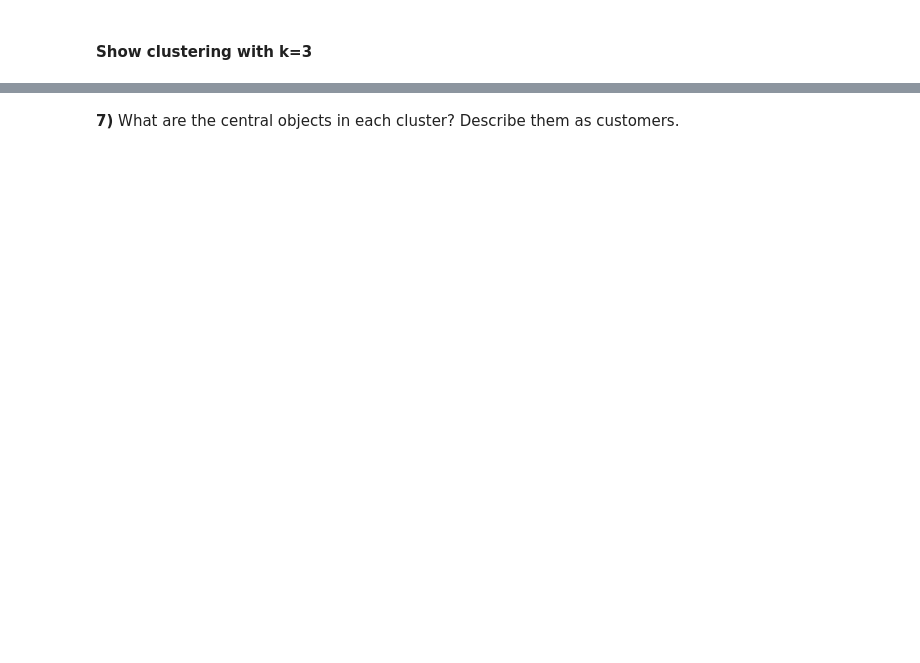
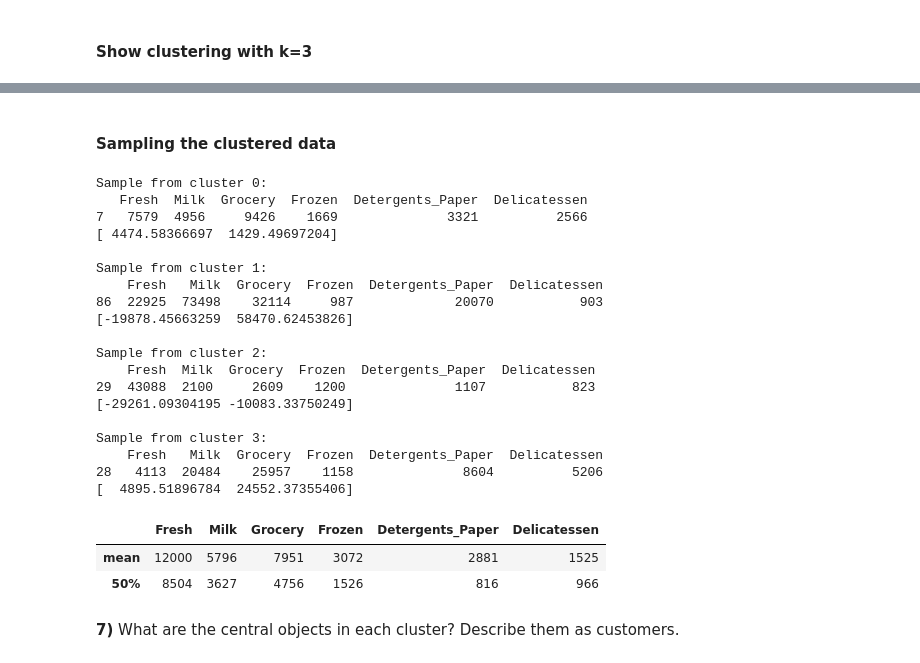
Before and after one commit to kcbighuge/p3-customer-segments, a Jupyter notebook: customer_segments.ipynb, the cells around one changed output, grey strips where cells are left out. Cells and saved outputs as stored; diff of their text form; code cells hidden in the pictures; blank space fills up the shorter version.

```diff
--- a/customer_segments.ipynb
+++ b/customer_segments.ipynb
@@ -338,3 +357,41 @@ plt.show()
+# %% [markdown]
+#### Sampling the clustered data
+# %%
+# get cluster labels for the clustered data
+cluster_labels = est.predict(reduced_data)
+
+# show the j'th example from each cluster
+j = 6
+for i in range(k_clusters):
+    print '\nSample from cluster {}:'.format(i)
+    print data[cluster_labels == i][j-1:j]
+    print reduced_data[cluster_labels == i][j-1]
+
+# show the category averages
+data.describe().loc[['mean','50%']].apply(np.round)
+# %% [output]
+Sample from cluster 0:
+   Fresh  Milk  Grocery  Frozen  Detergents_Paper  Delicatessen
+7   7579  4956     9426    1669              3321          2566
+[ 4474.58366697  1429.49697204]
+
+Sample from cluster 1:
+    Fresh   Milk  Grocery  Frozen  Detergents_Paper  Delicatessen
+86  22925  73498    32114     987             20070           903
+[-19878.45663259  58470.62453826]
+
+Sample from cluster 2:
+    Fresh  Milk  Grocery  Frozen  Detergents_Paper  Delicatessen
+29  43088  2100     2609    1200              1107           823
+[-29261.09304195 -10083.33750249]
+
+Sample from cluster 3:
+    Fresh   Milk  Grocery  Frozen  Detergents_Paper  Delicatessen
+28   4113  20484    25957    1158              8604          5206
+[  4895.51896784  24552.37355406]
+|  | Fresh | Milk | Grocery | Frozen | Detergents_Paper | Delicatessen |
+| mean | 12000 | 5796 | 7951 | 3072 | 2881 | 1525 |
+| 50% | 8504 | 3627 | 4756 | 1526 | 816 | 966 |
 # %% [markdown]
 **7)** What are the central objects in each cluster? Describe them as customers.
 # %% [markdown]
```
Also changed, not shown: parts of 10 cells of this notebook, 1 other file.
